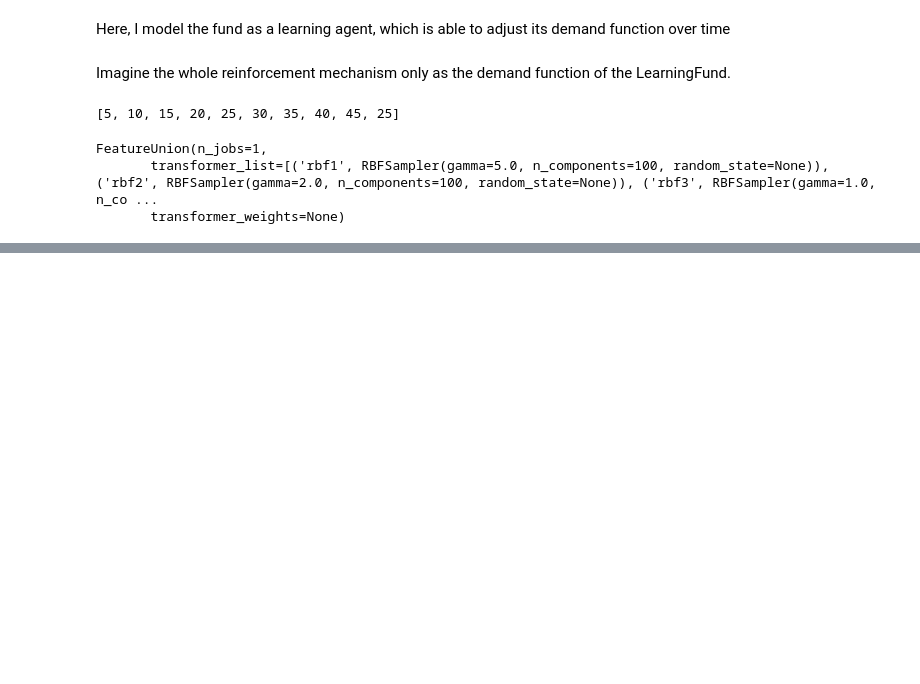
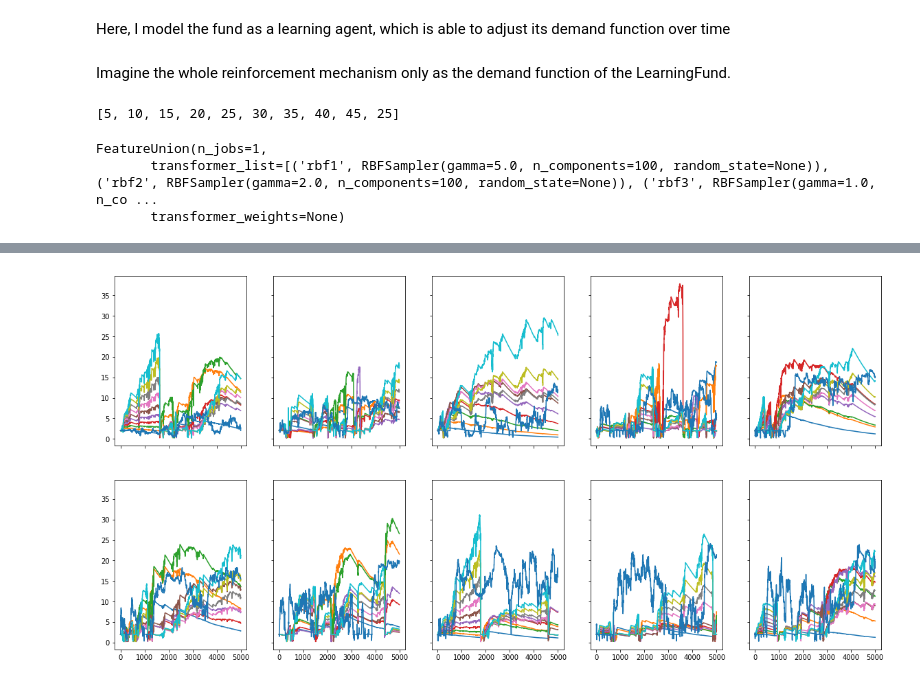
Before and after one commit to sertainly/intelligent_fund_via_RL, a Jupyter notebook: learning_fund.ipynb, the cells around one changed output, grey strips where cells are left out. Saved outputs shown, nothing was run; the diff lists cells and outputs as text; code cells hidden in the pictures; blank space fills up the shorter version.

```diff
--- a/learning_fund.ipynb
+++ b/learning_fund.ipynb
@@ -439,3 +436,13 @@ plotting.plot_episode_stats(stats, smoothing_window=10)
 (<matplotlib.figure.Figure at 0x...>,
  <matplotlib.figure.Figure at 0x...>,
  <matplotlib.figure.Figure at 0x...>)
+# %%
+# assumes 30 episodes
+fig, axes = plt.subplots(nrows=2, ncols=5, sharex=True, sharey=True,figsize=(20,10))
+
+for i, ax in enumerate(axes.flatten()):
+    ax.plot(funds_wealth_all_episodes[i])
+
+fig.savefig("5000ts_10ep.png")
+# %% [output]
+[figure, added]
```
Also changed, not shown: parts of 6 cells of this notebook, 1 other file.
